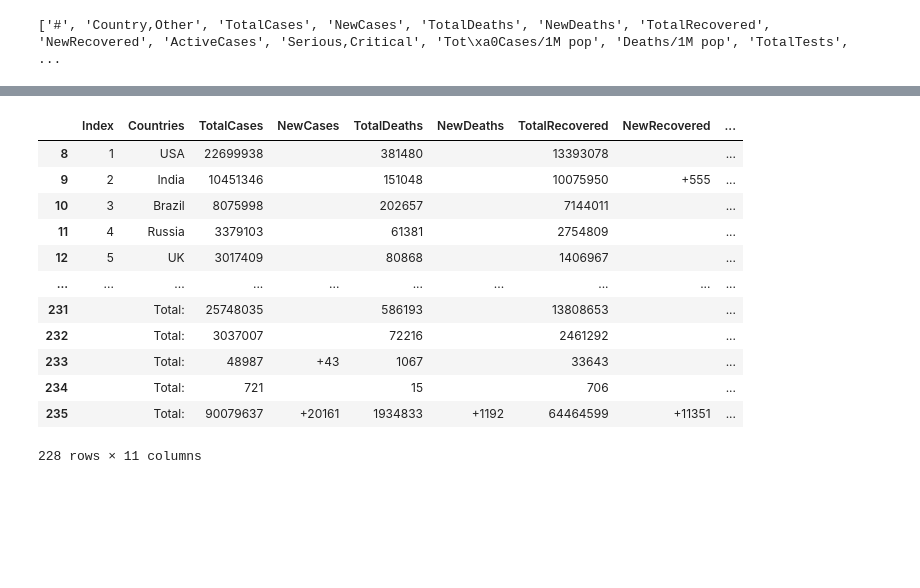
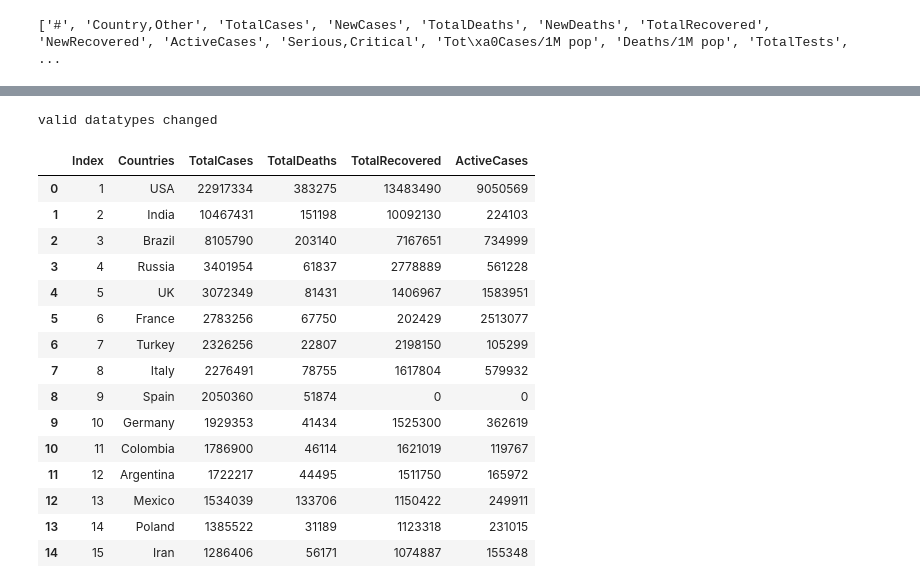
Before and after one commit to Rixant/Web-Scraping-COVID19, a Jupyter notebook: covid19_data_analysis.ipynb, the cells around one changed output, grey strips where cells are left out. Drawn from its saved outputs; the diff is of its cells as text; code cells hidden in the pictures; blank space fills up the shorter version.

Commit message:
data cleaned and visualized

```diff
--- a/covid19_data_analysis.ipynb
+++ b/covid19_data_analysis.ipynb
@@ -24,7 +29,7 @@ print(headings)
 # %% [output]
 ['#', 'Country,Other', 'TotalCases', 'NewCases', 'TotalDeaths', 'NewDeaths', 'TotalRecovered', 'NewRecovered', 'ActiveCases', 'Serious,Critical', 'Tot\xa0Cases/1M pop', 'Deaths/1M pop', 'TotalTests',  ...
 # %%
-newDataFrame = []
+covid_table = []
 
 for row in results.find_all('tr'):
     rows = []
@@ -47,8 +52,9 @@ for row in results.find_all('tr'):
                 headings[10]: rows[10],
         }
 
-        newDataFrame.append(data)
+        covid_table.append(data)
 # %%
-df =pd.DataFrame(newDataFrame)
-print(df.head(15))
+#create a dataframe
+df = pd.DataFrame(covid_table)
+df.head(15)
 # %% [output]
@@ -71,0 +77,7 @@ print(df.head(15))
+# %%
+#clean the data
+df.replace('',0, inplace=True)
+df.replace('N/A',0, inplace=True)
+df.replace(' ',0, inplace=True)
+df.replace(',','', regex=True, inplace=True)
+df.head()
@@ -88,3 +125,4 @@ dtype: object
 # %%
 #rename the columns
-mydf = df.rename(columns={"#": "Index", "Country,Other": "Countries", "Serious,Critical":"CriticalCases", "Tot\xa0Cases/1M pop":"TotalCasesPer1M"})
+df = df.rename(columns={"#": "Index", "Country,Other": "Countries", "Serious,Critical":"CriticalCases", "Tot\xa0Cases/1M pop":"TotalCasesPer1M"})
+df.columns = list(map(str, df.columns))
@@ -123,17 +129,37 @@ mydf.head(10)
+# %%
+df["Countries"].astype('str')
+df["TotalCases"].astype('int32')
+df["NewCases"].astype('int32')
+df["TotalDeaths"].astype('int32')
+df["NewDeaths"].astype('int32')
+df["TotalRecovered"].astype('int32')
+df["NewRecovered"].astype('int32')
+df["ActiveCases"].astype('int32')
+df["CriticalCases"].astype('int32')
+df["TotalCasesPer1M"].astype('float')
+print("valid datatypes changed")
+# %% [output]
+valid datatypes changed
 # %%
 #drop unnecessary rows
-mydf.drop(mydf.index[[0,1,2,3,4,5,6,7]])
+df=df.drop(df.index[[0,1,2,3,4,5,6,7]],axis=0)
+df=df.drop(["NewCases","NewDeaths","NewRecovered","CriticalCases","TotalCasesPer1M"],axis=1)
+df=df.reset_index().drop(columns=['index'])
+df.head(15)
 # %% [output]
-|  | Index | Countries | TotalCases | NewCases | TotalDeaths | NewDeaths | TotalRecovered | NewRecovered | ... |
-| 8 | 1 | USA | 22699938 |  | 381480 |  | 13393078 |  | ... |
-| 9 | 2 | India | 10451346 |  | 151048 |  | 10075950 | +555 | ... |
-| 10 | 3 | Brazil | 8075998 |  | 202657 |  | 7144011 |  | ... |
-| 11 | 4 | Russia | 3379103 |  | 61381 |  | 2754809 |  | ... |
-| 12 | 5 | UK | 3017409 |  | 80868 |  | 1406967 |  | ... |
-| ... | ... | ... | ... | ... | ... | ... | ... | ... | ... |
-| 231 |  | Total: | 25748035 |  | 586193 |  | 13808653 |  | ... |
-| 232 |  | Total: | 3037007 |  | 72216 |  | 2461292 |  | ... |
-| 233 |  | Total: | 48987 | +43 | 1067 |  | 33643 |  | ... |
-| 234 |  | Total: | 721 |  | 15 |  | 706 |  | ... |
-| 235 |  | Total: | 90079637 | +20161 | 1934833 | +1192 | 64464599 | +11351 | ... |
+|  | Index | Countries | TotalCases | TotalDeaths | TotalRecovered | ActiveCases |
+| 0 | 1 | USA | 22917334 | 383275 | 13483490 | 9050569 |
+| 1 | 2 | India | 10467431 | 151198 | 10092130 | 224103 |
+| 2 | 3 | Brazil | 8105790 | 203140 | 7167651 | 734999 |
+| 3 | 4 | Russia | 3401954 | 61837 | 2778889 | 561228 |
+| 4 | 5 | UK | 3072349 | 81431 | 1406967 | 1583951 |
+| 5 | 6 | France | 2783256 | 67750 | 202429 | 2513077 |
+| 6 | 7 | Turkey | 2326256 | 22807 | 2198150 | 105299 |
+| 7 | 8 | Italy | 2276491 | 78755 | 1617804 | 579932 |
+| 8 | 9 | Spain | 2050360 | 51874 | 0 | 0 |
+| 9 | 10 | Germany | 1929353 | 41434 | 1525300 | 362619 |
+| 10 | 11 | Colombia | 1786900 | 46114 | 1621019 | 119767 |
+| 11 | 12 | Argentina | 1722217 | 44495 | 1511750 | 165972 |
+| 12 | 13 | Mexico | 1534039 | 133706 | 1150422 | 249911 |
+| 13 | 14 | Poland | 1385522 | 31189 | 1123318 | 231015 |
+| 14 | 15 | Iran | 1286406 | 56171 | 1074887 | 155348 |
-228 rows × 11 columns
```
Also changed, not shown: parts of 15 cells of this notebook.
